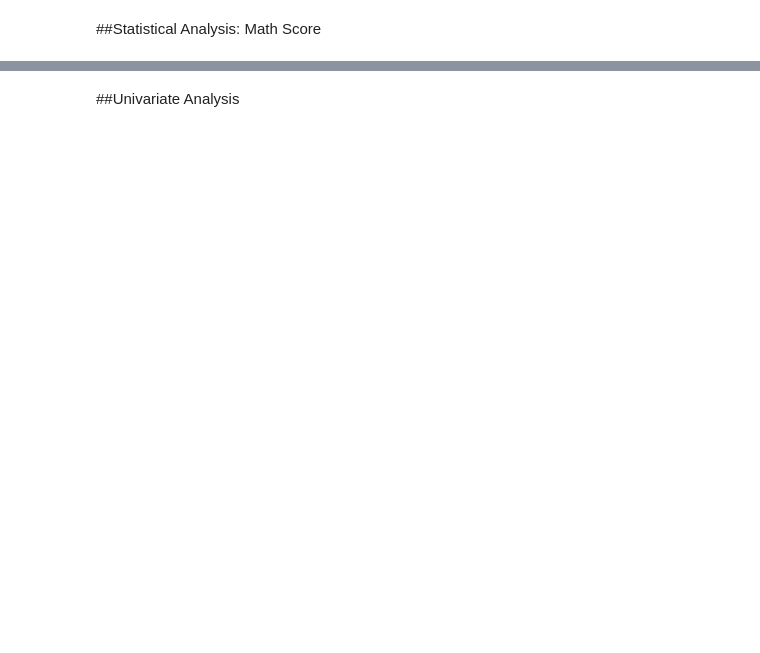
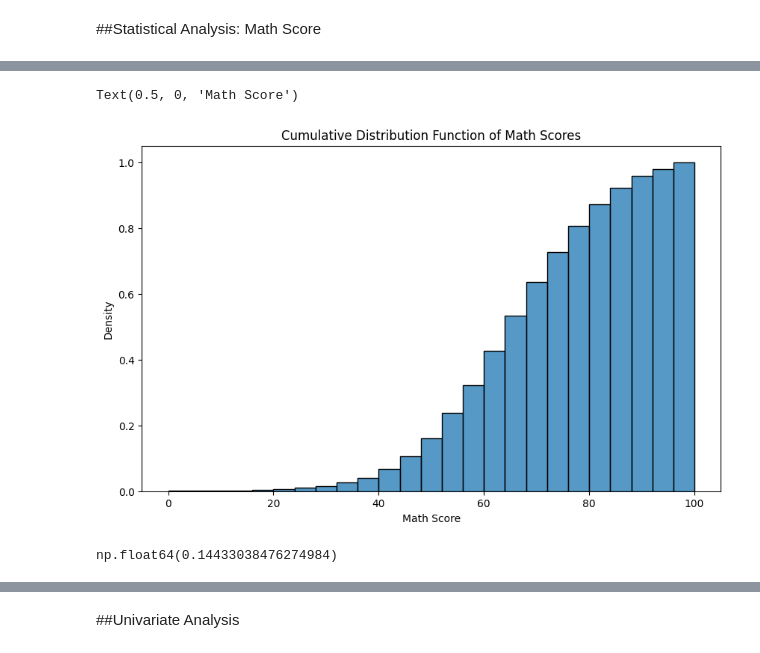
Before and after one commit to YousefHanna20/Student-Performance-EDA, a Jupyter notebook: Student_Performance_EDA.ipynb, the cells around one changed output, grey strips where cells are left out. Drawn from its saved outputs; the diff is of its cells as text; code cells hidden in the pictures; blank space fills up the shorter version.

```diff
--- a/Student_Performance_EDA.ipynb
+++ b/Student_Performance_EDA.ipynb
@@ -148,0 +289,19 @@ Overall, the dataset is clean and ready for further exploratory data analysis.
+# %%
+#Creating a CDF plot
+from scipy.stats import norm
+fig,ax = plt.subplots(figsize = (10,6))
+sns.histplot(data = df , x = 'math_score' , cumulative =True , stat = 'density' )
+ax.set_title('Cumulative Distribution Function of Math Scores')
+ax.set_xlabel('Math Score')
+# %% [output]
+Text(0.5, 0, 'Math Score')
+[figure, added]
+# %%
+# percentage of students score below 50
+
+mean = df['math_score'].mean()
+std = df['math_score'].std()
+
+norm.cdf(50, loc=mean, scale=std)
+# %% [output]
+np.float64(0.14433038476274984)
```
Also changed, not shown: parts of 18 cells of this notebook.
